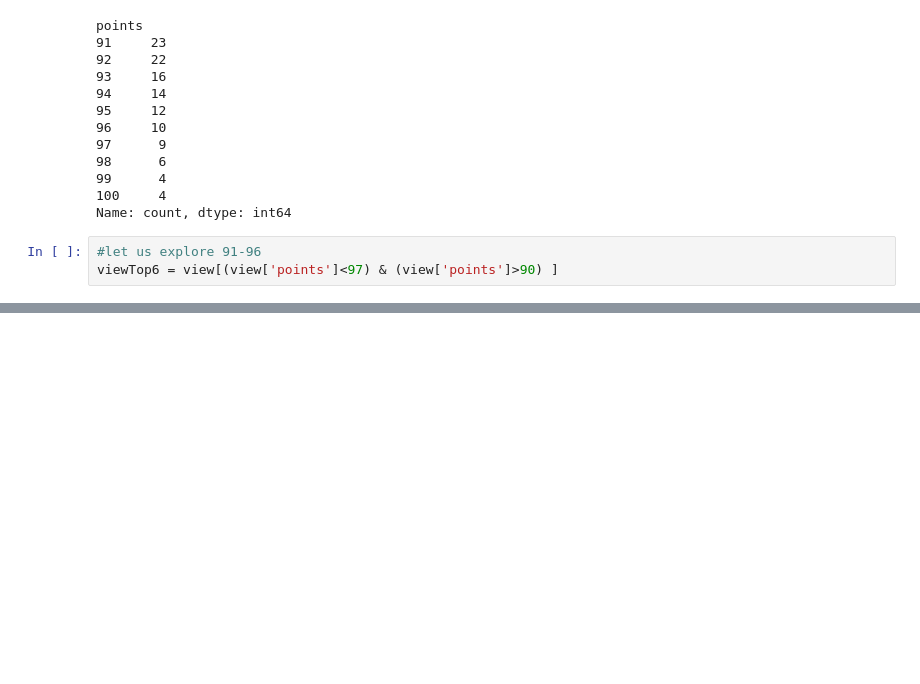
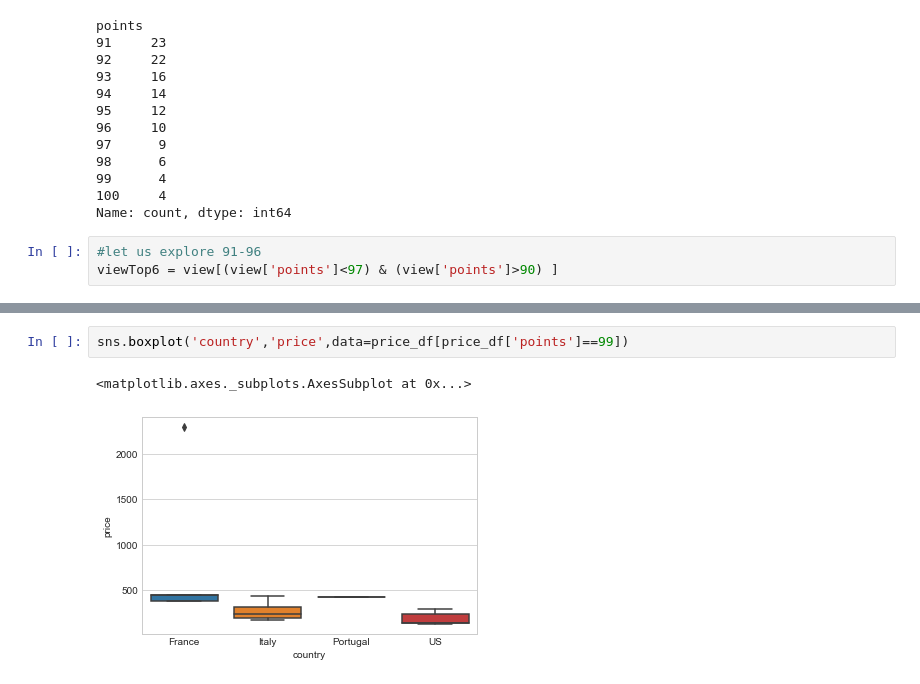
Before and after one commit to MritunjayMohitesh/wine_reviews_EDA, a Jupyter notebook: Winery-EDA.ipynb, the cells around one changed output, grey strips where cells are left out. Saved outputs shown, nothing was run; the diff lists cells and outputs as text; blank space fills up the shorter version.

```diff
--- a/Winery-EDA.ipynb
+++ b/Winery-EDA.ipynb
@@ -304,0 +379,5 @@ sns.barplot('points','count','country',viewTop6)
+# %%
+sns.boxplot('country','price',data=price_df[price_df['points']==99])
+# %% [output]
+<matplotlib.axes._subplots.AxesSubplot at 0x...>
+[figure, added]
```
Also changed, not shown: parts of 27 cells of this notebook.
